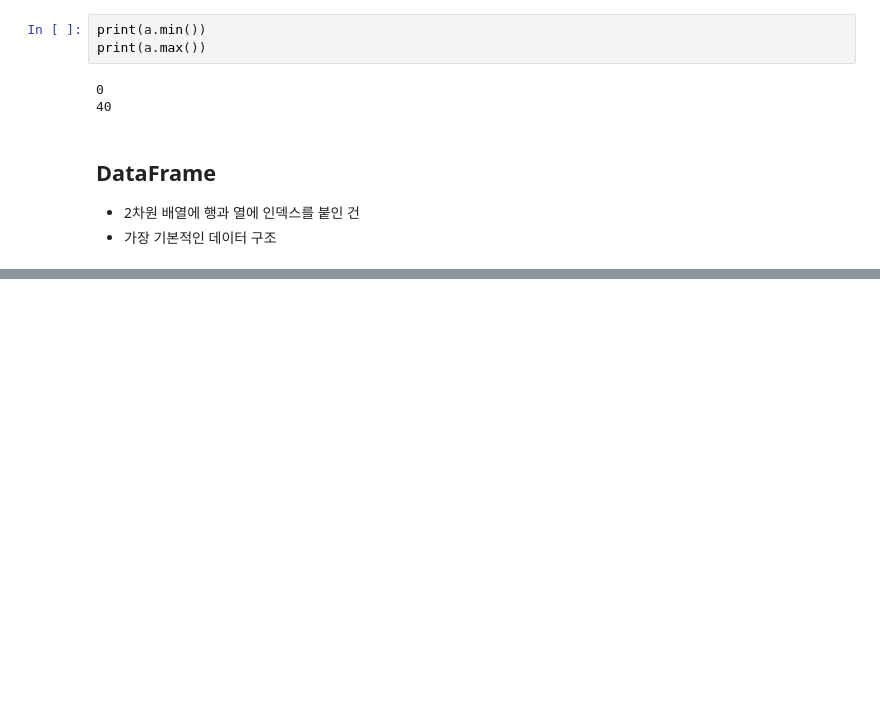
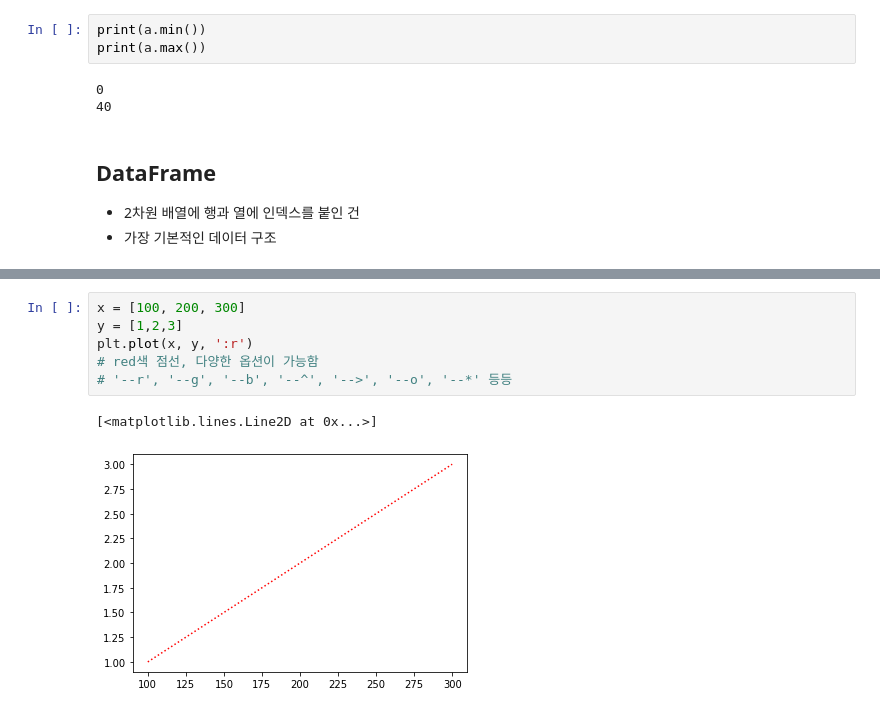
Before and after one commit to kellyshaprk/DataAnalysisExercise_Anaconda_Jupyter, a Jupyter notebook: inflearn.ipynb, the cells around one changed output, grey strips where cells are left out. Drawn from its saved outputs; the diff is of its cells as text; blank space fills up the shorter version.

```diff
--- a/inflearn.ipynb
+++ b/inflearn.ipynb
@@ -603,0 +1033,9 @@ print(a.max())
+# %%
+x = [100, 200, 300]
+y = [1,2,3]
+plt.plot(x, y, ':r')
+# red색 점선, 다양한 옵션이 가능함
+# '--r', '--g', '--b', '--^', '-->', '--o', '--*' 등등
+# %% [output]
+[<matplotlib.lines.Line2D at 0x...>]
+[figure, added]
```
Also changed, not shown: parts of 75 cells of this notebook, 2 other files.
